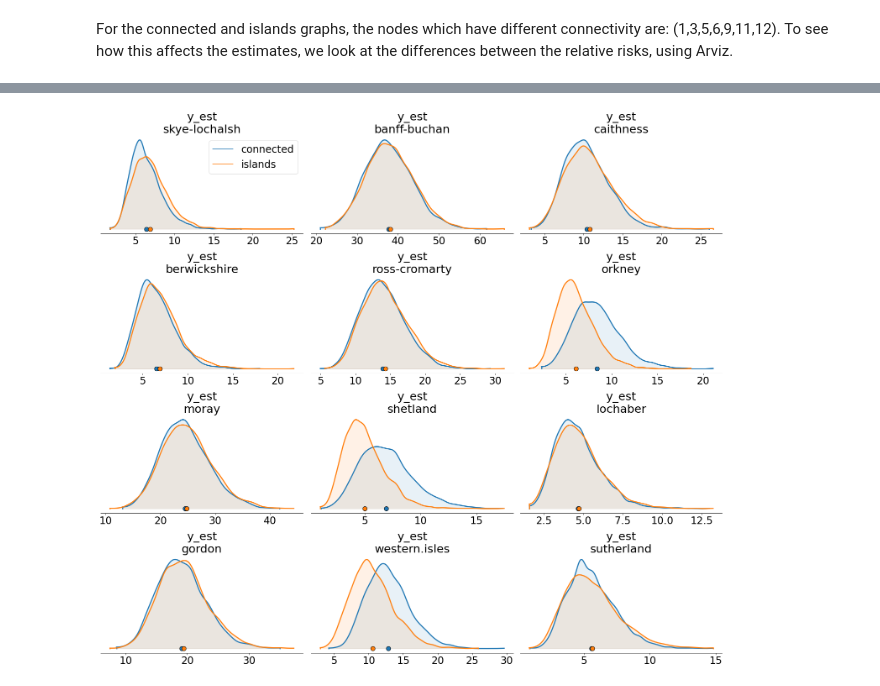
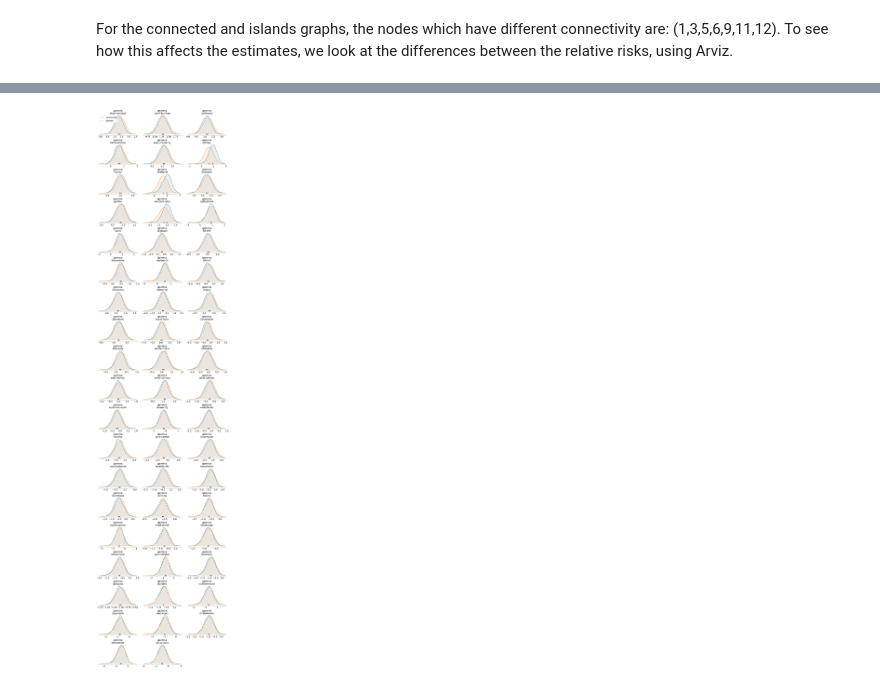
Before and after one commit to maxbiostat/StanConnect2021_Biostatistics, a Jupyter notebook: talk_1/Coding the BYM2 model for disconnected graphs in Stan.ipynb, the cells around one changed output, grey strips where cells are left out. Saved outputs shown, nothing was run; the diff lists cells and outputs as text; code cells hidden in the pictures.

```diff
--- a/talk_1/Coding the BYM2 model for disconnected graphs in Stan.ipynb
+++ b/talk_1/Coding the BYM2 model for disconnected graphs in Stan.ipynb
@@ -410,20 +410,15 @@ for idx, val in enumerate(treedepths):
 # %% [markdown]
 To get the summary statistics for a Stan program variable across all chains, we can access individual rows of the pandas DataFrame object using [`iloc`](https://pandas.pydata.org/pandas-docs/stable/reference/api/pandas.DataFrame.iloc.html).  Here we examine the estimates for observed outcome `y` for the first 11 nodes in the graph, which includes the three islands and nearest mainland regions.
 # %%
-names = list(islands_summary.index)
-y_est_rows = [names.index(name) for name in names if name.startswith('y_est[')]
+with open('data/scotland_regions.json') as fd:
+    scot_names = json.load(fd)
 
-
-names =  ["skye-lochalsh", "banff-buchan", "caithness", "berwickshire", "ross-cromarty",
-    "orkney", "moray", "shetland", "lochaber", "gordon",  "western.isles", "sutherland"]
 print("index\tobserved\tname")
-for i, item in enumerate(names):
+for i, item in enumerate(scot_names['county'][:12]):
     print(i+1, '\t', islands_data['y'][i],'\t', item)
-
 
 row_names = list(islands_summary.index)
 y_est_rows = [row_names.index(name) for name in row_names if name.startswith('y_est[')]
-
 print('estimated:\n{}\n'.format(islands_summary.iloc[y_est_rows,:][0:12]))
 # %% [output]
 index   observed        name
@@ -517,9 +512,7 @@ For the connected and islands graphs, the nodes which have different connectivit
 import matplotlib.pyplot as plt
 import arviz as az
 
-with open('data/scotland_regions.json') as fd:
-    counties = json.load(fd)
-coords = {"region": np.array(counties['county'])}
+coords = {"region": np.array(scot_names['county'])}
 dims={"phi": ["region"], "eta": ["region"], "theta": ["region"], "gamma":["region"], "y_est":["region"]}
 
 connected_az = az.from_cmdstanpy(posterior=bym2_fit, coords=coords, dims=dims)
@@ -528,0 +522,5 @@ We compare the recovered estimate of `y` for the first 12 areal regions in the m
+# %%
+%matplotlib inline
+# figure size in inches optional
+rcParams['figure.figsize'] = (15,15)
+plt.axis('off'); plt.imshow(mpimg.imread('img/freni_fig_3.png'))
@@ -529,16 +537,14 @@ We compare the recovered estimate of `y` for the first 12 areal regions in the m
 # %%
-import matplotlib.pyplot as plt
 %matplotlib inline
-az.rcParams.update({'plot.max_subplots': 12})
-
+az.rcParams.update({'plot.max_subplots': 100})
 az.plot_density(
     [connected_az, islands_az],
     data_labels=['connected', 'islands'],
-    var_names=["y_est"],
+    var_names=["gamma"],
     shade=0.1,
     textsize=24,
     hdi_prob=0.999999
 )
 plt.show()
 # %% [output]
-[figure, old version]
+[figure, new version]
```
Also changed, not shown: parts of 12 cells of this notebook, 1 other file.
